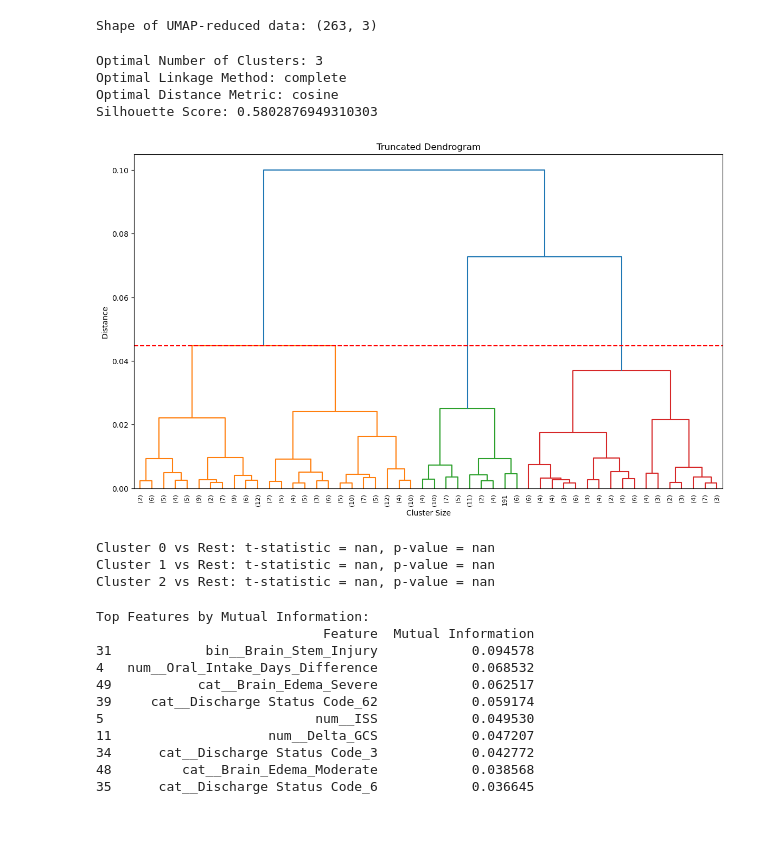
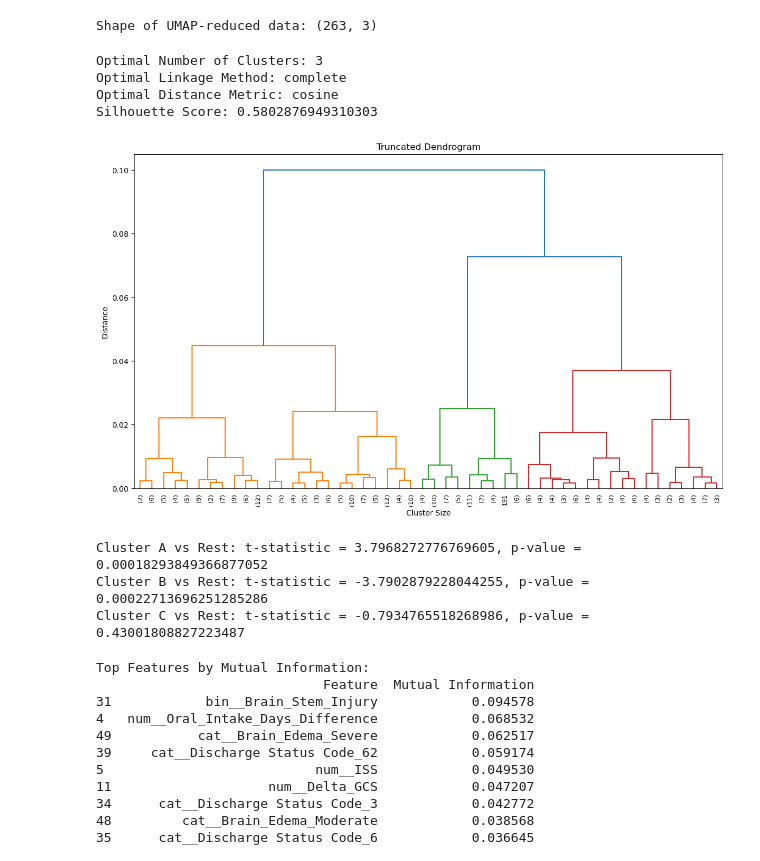
Before and after one commit to shrinitbabel/TBI-Unsupervised-Clustering-Readmission-Prediction, a Jupyter notebook: TBI_FullHouse_3Clusters.ipynb, the cells around one changed output. Drawn from its saved outputs; the diff is of its cells as text; code cells hidden in the pictures; blank space fills up the shorter version.

```diff
--- a/TBI_FullHouse_3Clusters.ipynb
+++ b/TBI_FullHouse_3Clusters.ipynb
@@ -75,7 +75,7 @@ features = ['Age', 'Gender', 'Race', 'BMI', 'PEG', 'TRACH', 'PEG_Days_Difference
              'ISS', 'ICU LOS Days', 'Hospital LOS Days', 'Charlson_Comorbidity_Index',
                'DischargeGCS', 'VAP', 'NLR', 'Delta_GCS', 'Total_Neutrophils', 'Total_Lymphocytes',
                'Skull_Base_Fracture', 'Skull_Vault_Fracture', 'Subdural_Hematoma', 'Epidural_Hematoma',
-               'Subpial/Intracerebral_Hemorrhage/Hematoma', 'Subarachnoid_Hemorrhage', 'Intraventricular_Hemorrhage',
+               'Intracerebral_Hemorrhage', 'Subarachnoid_Hemorrhage', 'Intraventricular_Hemorrhage',
                'Brain_Edema', 'Contusion', 'DAI', 'Pneumocephalus', 'Cranial_Nerve_Injury', 'Scalp_Injury',
                'Penetrating_Injury', 'Vascular_Injury/Occlusion', 'Concussions', 'Brain_Stem_Injury'
                ]
@@ -88,7 +88,7 @@ numeric_features = ['BMI', 'PEG_Days_Difference', 'TRACH_Days_Difference',
                        'DischargeGCS', 'NLR', 'Delta_GCS']
 binary_features = ['Gender', 'VAP', 'PEG', 'TRACH', 'Skull_Base_Fracture', 'Skull_Vault_Fracture',
                    'Subdural_Hematoma', 'Epidural_Hematoma',
-               'Subpial/Intracerebral_Hemorrhage/Hematoma', 'Subarachnoid_Hemorrhage', 'Intraventricular_Hemorrhage',
+               'Intracerebral_Hemorrhage', 'Subarachnoid_Hemorrhage', 'Intraventricular_Hemorrhage',
                'Contusion', 'DAI', 'Pneumocephalus', 'Cranial_Nerve_Injury', 'Scalp_Injury',
                'Penetrating_Injury', 'Vascular_Injury/Occlusion', 'Concussions', 'Brain_Stem_Injury']
 categorical_features = ['Discharge Status Code', 'Race', 'Brain_Edema']
@@ -277,13 +280,21 @@ fig = px.scatter_3d(
     color=cluster_labels_Agglomerative,
     title='Agglomerative Clustering',
     labels={'x': 'UMAP Component 1', 'y': 'UMAP Component 2', 'z': 'UMAP Component 3'},
-    color_continuous_scale=px.colors.sequential.Viridis,
+    color_discrete_map={'Cluster A': 'blue', 'Cluster B': 'orange', 'Cluster C': 'green'},
     opacity=0.6,  # Reduce the opacity of the instances
     size_max=3  # Reduce the size of the instances
 )
 
+# Update legend
+fig.update_layout(
+    legend_title_text='Cluster',
+    legend=dict(
+        font=dict(size=18)  # Increase legend font size
+    )
+)
+
 # Add convex hulls
-colors = px.colors.sequential.Viridis
+colors = ['blue', 'orange', 'green']
 for i, label in enumerate(label_mapping.values()):
     points = X_umap[cluster_labels_Agglomerative == label]
     hull = ConvexHull(points)
@@ -293,60 +304,55 @@ for i, label in enumerate(label_mapping.values()):
         y=hull_points[:, 1],
         z=hull_points[:, 2],
         opacity=0.2,
-        color=colors[i % len(colors)],  # Use the same color as the cluster
+        color=colors[i],  # Use the same color as the cluster
         alphahull=0
     ))
 
 # Increase the size of the overall plot
 fig.update_layout(
     width=1200,
     height=1200
 )
 
 fig.show()
 
 import scipy.cluster.hierarchy as sch
 
 # Perform hierarchical/agglomerative clustering thru linkage
 Z = linkage(X_umap, method=optimal_linkage, metric=optimal_distance)
 
 # Plot a truncated dendrogram, only showing the last p merged clusters
 plt.figure(figsize=(14, 8))
 dendrogram = sch.dendrogram(Z, truncate_mode='lastp', p=50)  # Adjust p as needed
-plt.axhline(y=Z[-optimal_clusters, 2], color='r', linestyle='--')  # Draw a red line at the determined number of clusters
 plt.title('Truncated Dendrogram')
 plt.xlabel('Cluster Size')
 plt.ylabel('Distance')
 plt.show()
 # %% [output]
 Optimal Number of Clusters: 3
 Optimal Linkage Method: complete
 Optimal Distance Metric: cosine
 Silhouette Score: 0.5802876949310303
-[figure, old version]
+[figure, new version]
 # %%
-
-
+# Define feature names
 feature_names = [f'Feature_{i}' for i in range(X.shape[1])]
 X_df = pd.DataFrame(X, columns=feature_names)
 
 # Cluster labelling
 X_df['Cluster_Labels_Agglomerative'] = cluster_labels_Agglomerative
-from scipy.stats import ttest_ind
-
 df['Cluster_Labels_Agglomerative'] = cluster_labels_Agglomerative
 
-
-# distribution of the target variable across clusters
-for i in range(optimal_clusters):
-    cluster_group = df[df['Cluster_Labels_Agglomerative'] == i][target]
-    rest_of_data = df[df['Cluster_Labels_Agglomerative'] != i][target]
+# Distribution of the target variable across clusters
+for label in label_mapping.values():
+    cluster_group = df[df['Cluster_Labels_Agglomerative'] == label][target]
+    rest_of_data = df[df['Cluster_Labels_Agglomerative'] != label][target]
     t_stat, p_val = ttest_ind(cluster_group, rest_of_data, equal_var=False)
-    print(f"Cluster {i} vs Rest: t-statistic = {t_stat}, p-value = {p_val}")
+    print(f"Cluster {label} vs Rest: t-statistic = {t_stat}, p-value = {p_val}")
 # %% [output]
-Cluster 0 vs Rest: t-statistic = nan, p-value = nan
-Cluster 1 vs Rest: t-statistic = nan, p-value = nan
-Cluster 2 vs Rest: t-statistic = nan, p-value = nan
+Cluster A vs Rest: t-statistic = 3.7968272776769605, p-value = 0.00018293849366877052
+Cluster B vs Rest: t-statistic = -3.7902879228044255, p-value = 0.00022713696251285286
+Cluster C vs Rest: t-statistic = -0.7934765518268986, p-value = 0.43001808827223487
 # %%
 from sklearn.feature_selection import mutual_info_classif
 import pandas as pd
```
Also changed, not shown: parts of 6 cells of this notebook.
